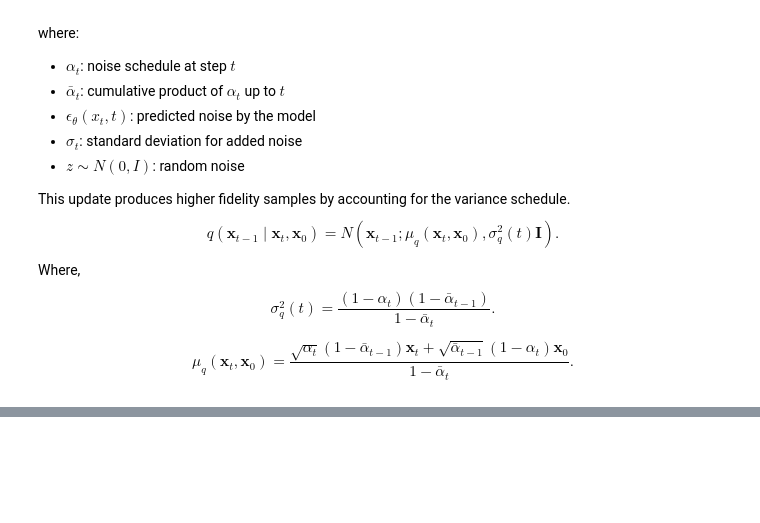
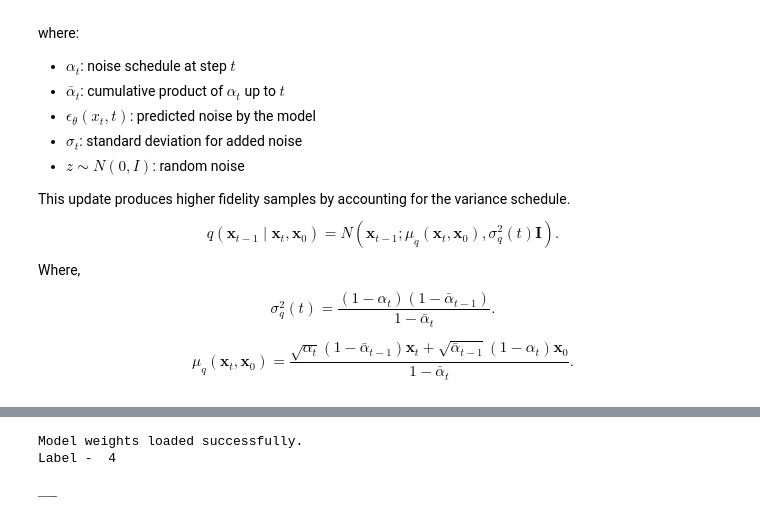
Before and after one commit to abhijeet11-8/Diffusion-model-for-GenAI, a Jupyter notebook: Diffusion_mnist.ipynb, the cells around one changed output, grey strips where cells are left out. Cells and saved outputs as stored; diff of their text form; code cells hidden in the pictures; blank space fills up the shorter version.

```diff
--- a/Diffusion_mnist.ipynb
+++ b/Diffusion_mnist.ipynb
@@ -342,0 +569,79 @@ Model weights loaded successfully.
+# %%
+import torch
+import matplotlib.pyplot as plt
+
+@torch.no_grad()
+def Denoising(model, label, img_size=(1, 28, 28), T=30, device="cpu"):
+    model.eval()
+    betas = torch.linspace(1e-4, 0.02, T, device=device)
+    alphas = 1.0 - betas
+    alpha_bar = torch.cumprod(alphas, dim=0)
+
+    # pure noise
+    x_t = torch.randn(1, *img_size, device=device)
+
+    # Convert the label to a tensor
+    label_tensor = torch.tensor([int(label)], device=device, dtype=torch.long)
+
+    for t in reversed(range(T)):
+        t_tensor = torch.tensor([t], device=device, dtype=torch.long)
+
+        eps_theta = model(x_t, label_tensor, t_tensor)
+
+        alpha_t = alphas[t]
+        alpha_bar_t = alpha_bar[t]
+        beta_t = betas[t]
+
+        mean = (1.0 / torch.sqrt(alpha_t)) * (
+            x_t - (beta_t / torch.sqrt(1 - alpha_bar_t)) * eps_theta
+        )
+
+        if t > 0:
+            # variance term σ_t z
+            alpha_bar_prev = alpha_bar[t-1] if t > 0 else torch.tensor(1.0, device=device)
+            posterior_var = beta_t * (1 - alpha_bar_prev) / (1 - alpha_bar_t)
+            sigma_t = torch.sqrt(posterior_var)
+            noise = torch.randn_like(x_t)
+            x_t = mean + sigma_t * noise
+        else:
+            # at t=0, just take the mean
+            x_t = mean
+
+    return x_t
+
+
+if __name__ == "__main__":
+    device = torch.device("cuda" if torch.cuda.is_available() else "cpu")
+    model = Diffusion().to(device)
+    try:
+        model.load_state_dict(torch.load('diffusion_unet_conditional_model.pth', map_location=device), strict=False)
+        print("Model weights loaded successfully.")
+    except FileNotFoundError:
+        print("Model weights file not found. Please train the model first.")
+        exit()
+
+    label = input("what no. do you want - ")
+
+    print("Label - ", label)
+
+    T_list = 10
+
+    gen_images = []
+    for T_val in range(T_list):
+        gen_image = Denoising(model, label, img_size=(1, 28, 28), T=130, device= device)
+        # denormalize the image for display
+        gen_images.append(gen_image * 0.5 + 0.5)
+
+    fig, axes = plt.subplots(1, T_list, figsize=(T_list*2, 2), dpi=1)
+    for axis, img, t_val in zip(axes, gen_images, range(T_list)):
+        axis.imshow(img.squeeze().cpu(), cmap="gray")
+        # axis.set_title(f"T={t_val}")
+        axis.set_xticks([])
+        axis.set_yticks([])
+        axis.axis('off')
+    plt.tight_layout()
+    plt.show()
+# %% [output]
+Model weights loaded successfully.
+Label -  4
+[figure, added]
```
Also changed, not shown: parts of 7 cells of this notebook, 36 other files.
